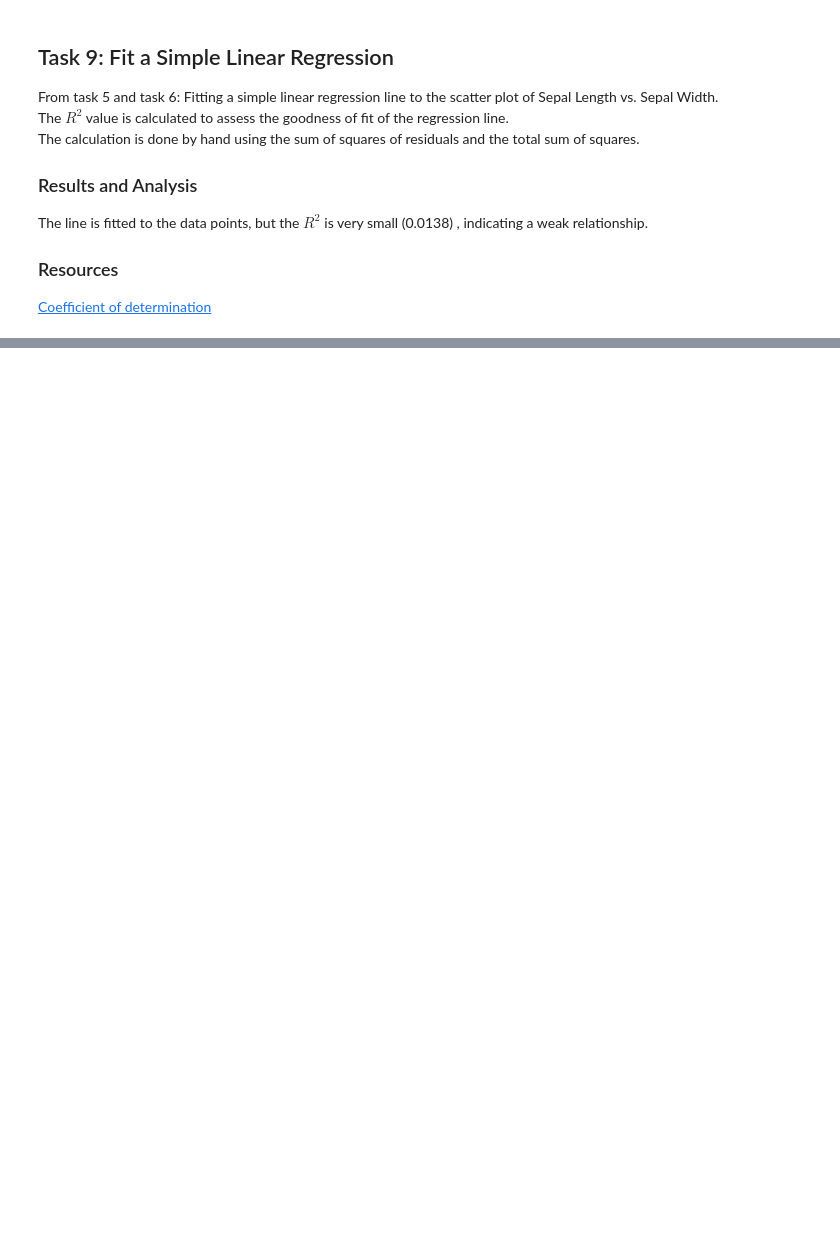
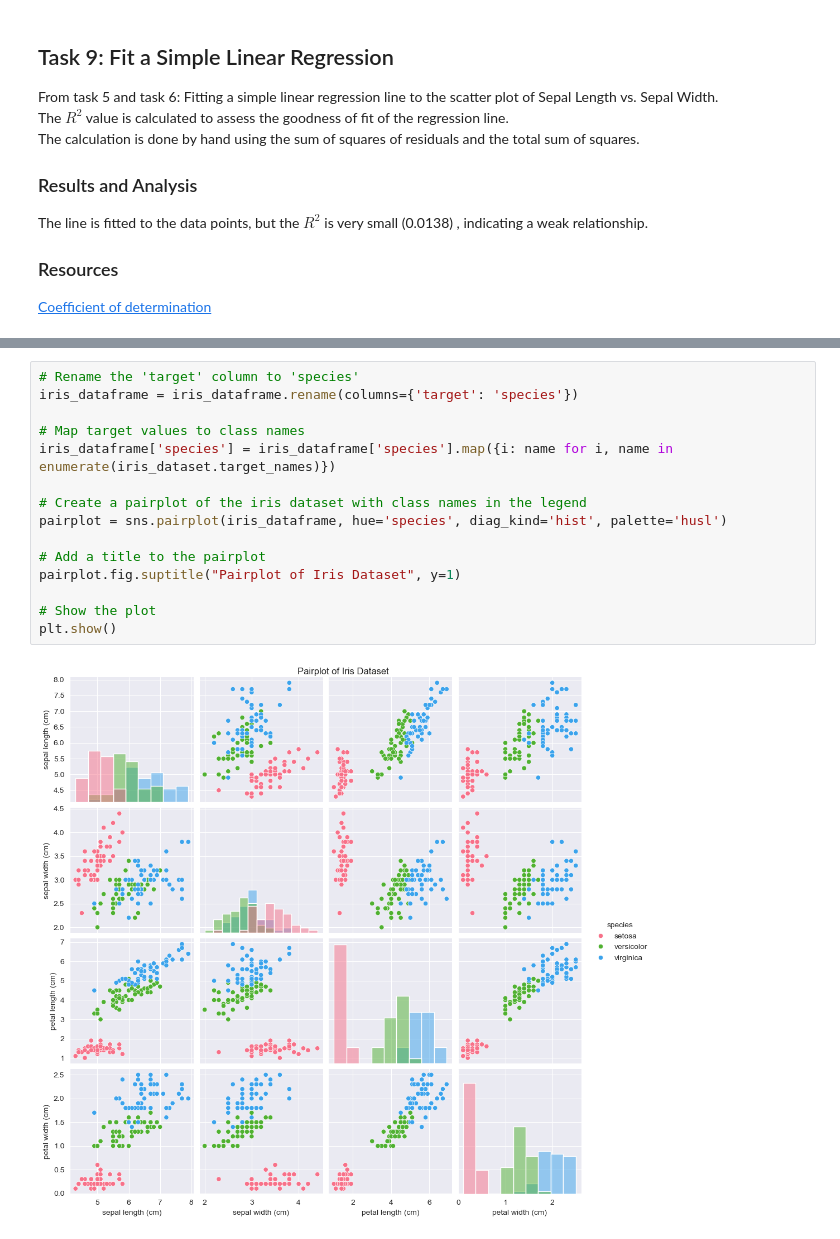
Before and after one commit to CGiardino/principles_of_data_analytics, a Jupyter notebook: tasks.ipynb, the cells around one changed output, grey strips where cells are left out. Drawn from its saved outputs; the diff is of its cells as text; blank space fills up the shorter version.

Commit message:
Task 10: Too Many Features. Adding pairplot using seaborn

```diff
--- a/tasks.ipynb
+++ b/tasks.ipynb
@@ -329,0 +344,17 @@ plt.show()
+# %%
+# Rename the 'target' column to 'species'
+iris_dataframe = iris_dataframe.rename(columns={'target': 'species'})
+
+# Map target values to class names
+iris_dataframe['species'] = iris_dataframe['species'].map({i: name for i, name in enumerate(iris_dataset.target_names)})
+
+# Create a pairplot of the iris dataset with class names in the legend
+pairplot = sns.pairplot(iris_dataframe, hue='species', diag_kind='hist', palette='husl')
+
+# Add a title to the pairplot
+pairplot.fig.suptitle("Pairplot of Iris Dataset", y=1)
+
+# Show the plot
+plt.show()
+# %% [output]
+[figure, added]
```
Also changed, not shown: parts of 9 cells of this notebook.
